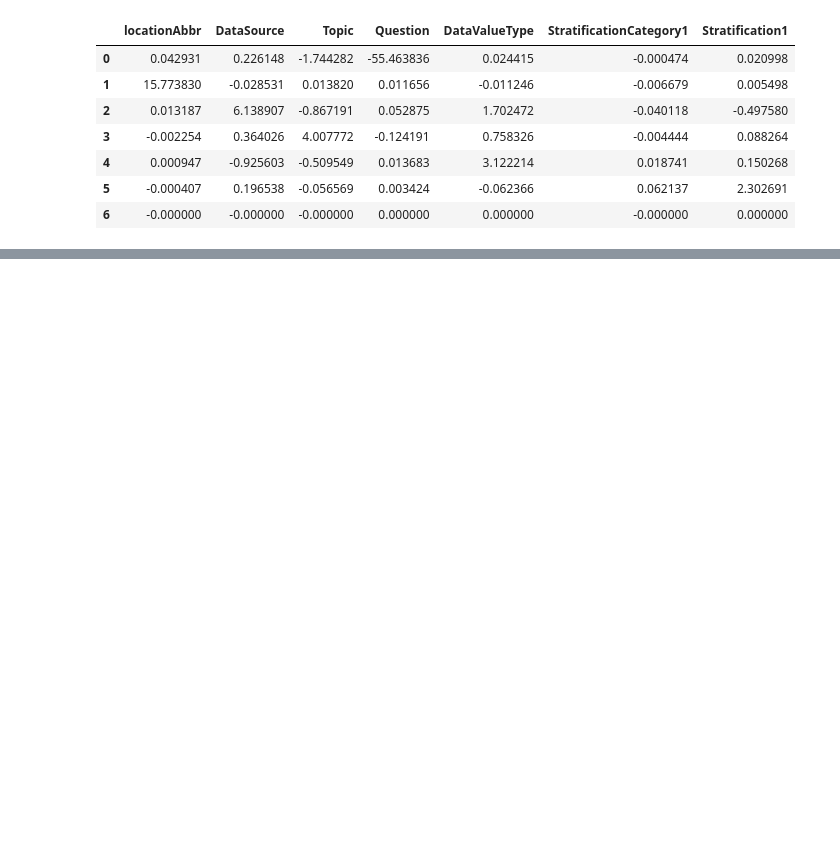
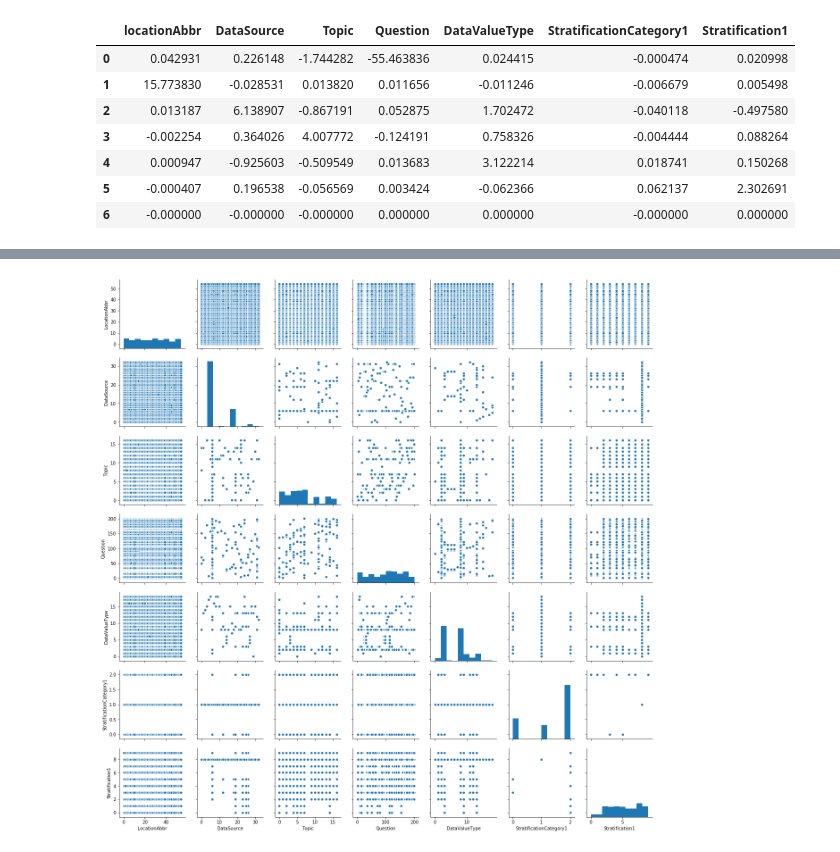
Before and after one commit to dadayadav/Data-visualization, a Jupyter notebook: Untitled.ipynb, the cells around one changed output, grey strips where cells are left out. Saved outputs shown, nothing was run; the diff lists cells and outputs as text; code cells hidden in the pictures; blank space fills up the shorter version.

```diff
--- a/Untitled.ipynb
+++ b/Untitled.ipynb
@@ -564,0 +567,2 @@ X
+# %%
+Y = data.iloc[:,[2,4,5,6,7,8,9]]
@@ -564,0 +578,7 @@ X
+# %%
+from sklearn.preprocessing import LabelEncoder
+for i in Y.columns:
+    if Y[i].dtype == 'object':
+        lbl = LabelEncoder()
+        lbl.fit(list(Y[i].values))
+        Y[i] = lbl.transform(list(Y[i].values))
@@ -564,0 +599,5 @@ X
+# %%
+sns.pairplot(Y)
+plt.show()
+# %% [output]
+[figure, added]
```
Also changed, not shown: parts of 4 cells of this notebook.
